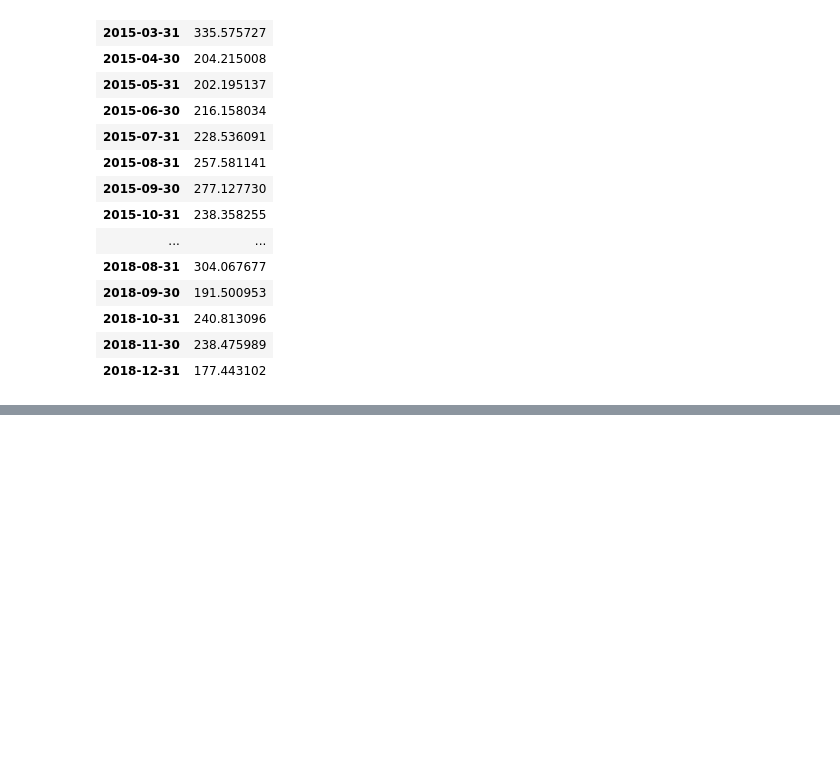
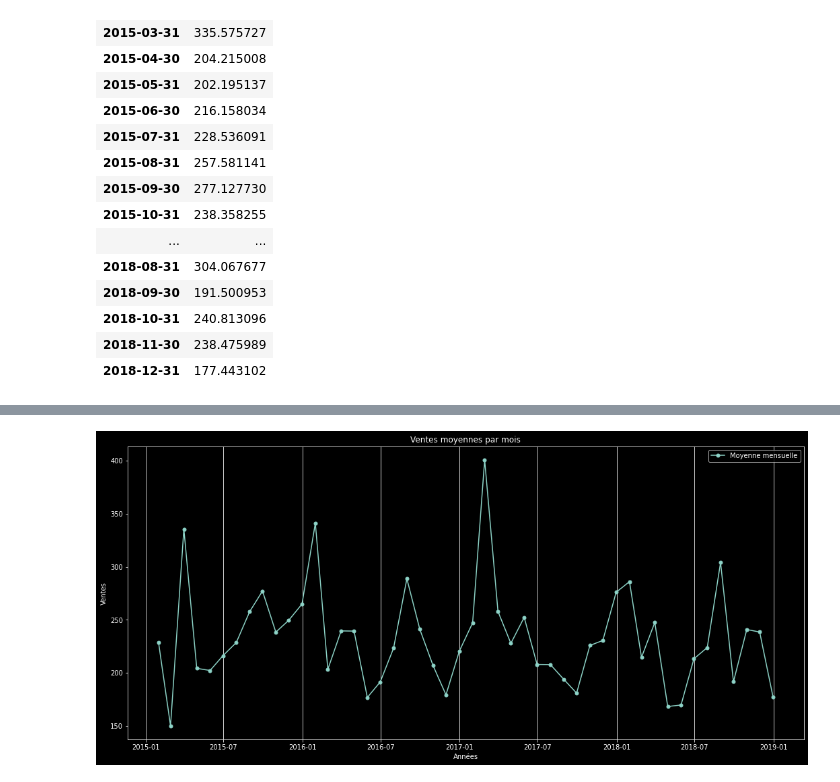
Before and after one commit to YassineLaamoumri/Time_Series, a Jupyter notebook: times_series_sales.ipynb, the cells around one changed output, grey strips where cells are left out. Drawn from its saved outputs; the diff is of its cells as text; code cells hidden in the pictures; blank space fills up the shorter version.

```diff
--- a/times_series_sales.ipynb
+++ b/times_series_sales.ipynb
@@ -14,3 +14,17 @@ from IPython.display import display
 import torch
 from jyquickhelper import add_notebook_menu
 add_notebook_menu()
+plt.style.use('dark_background')
+plt.rcParams['figure.figsize'] = 18,8
+pd.set_option('display.max_columns', None)
+
+
+from sklearn.metrics import mean_squared_error
+
+
+from statsmodels.tsa.seasonal import seasonal_decompose
+from statsmodels.tsa.stattools import adfuller
+from statsmodels.tsa.holtwinters import ExponentialSmoothing
+from statsmodels.tsa.arima_model import ARIMA
+from statsmodels.graphics.tsaplots import plot_acf, plot_pacf
+import pmdarima as pm
@@ -116,6 +128,11 @@ display(df)
 | 2018-12-31 | 177.443102 |
 # %%
 y = df['Sales']
-fig,ax = plt.subplot(figsize = (18,8))
-ax.plot(y,marker = 'o',markersize='5',linestyle='-',label = )
+fig,ax = plt.subplots(figsize = (18,8))
+ax.plot(y,marker = 'o',markersize='5',linestyle='-',label = 'Moyenne mensuelle')
+ax.set_xlabel('Années')
+ax.set_ylabel('Ventes')
+ax.set_title('Ventes moyennes par mois')
+ax.grid(axis='x')
+ax.legend();
 # %% [output]
@@ -122,0 +139 @@ SyntaxError: expression cannot contain assignment, perhaps you meant "=="? (Temp
+[figure, added]
```
Also changed, not shown: parts of 5 cells of this notebook.
